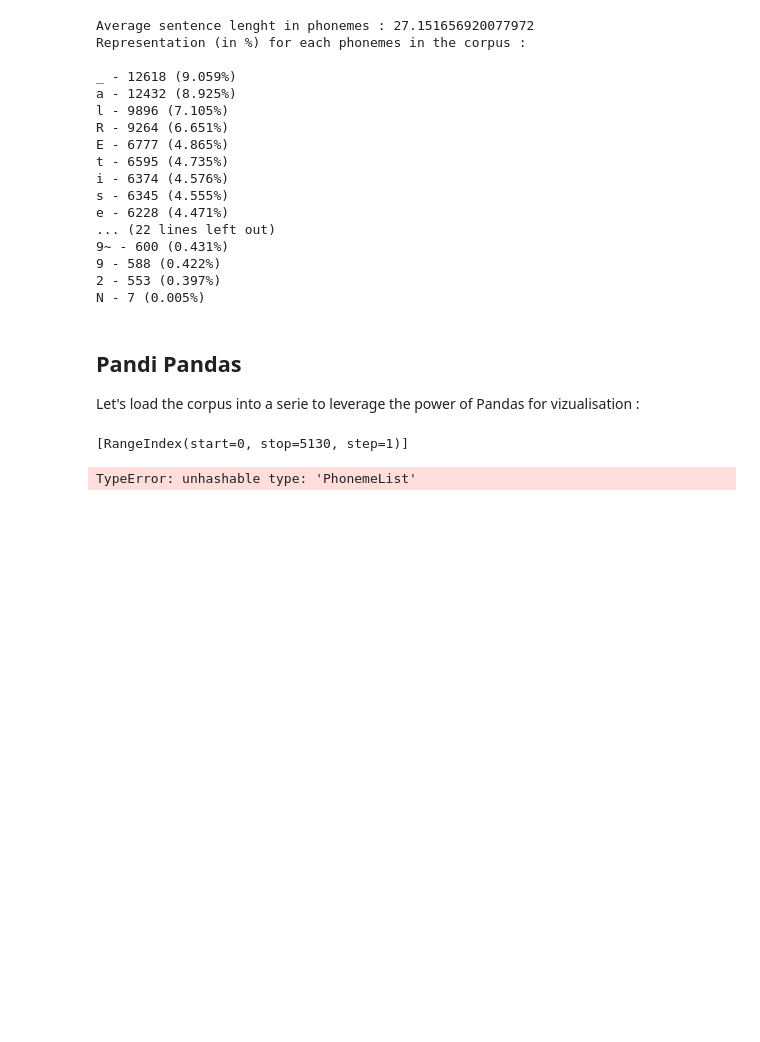
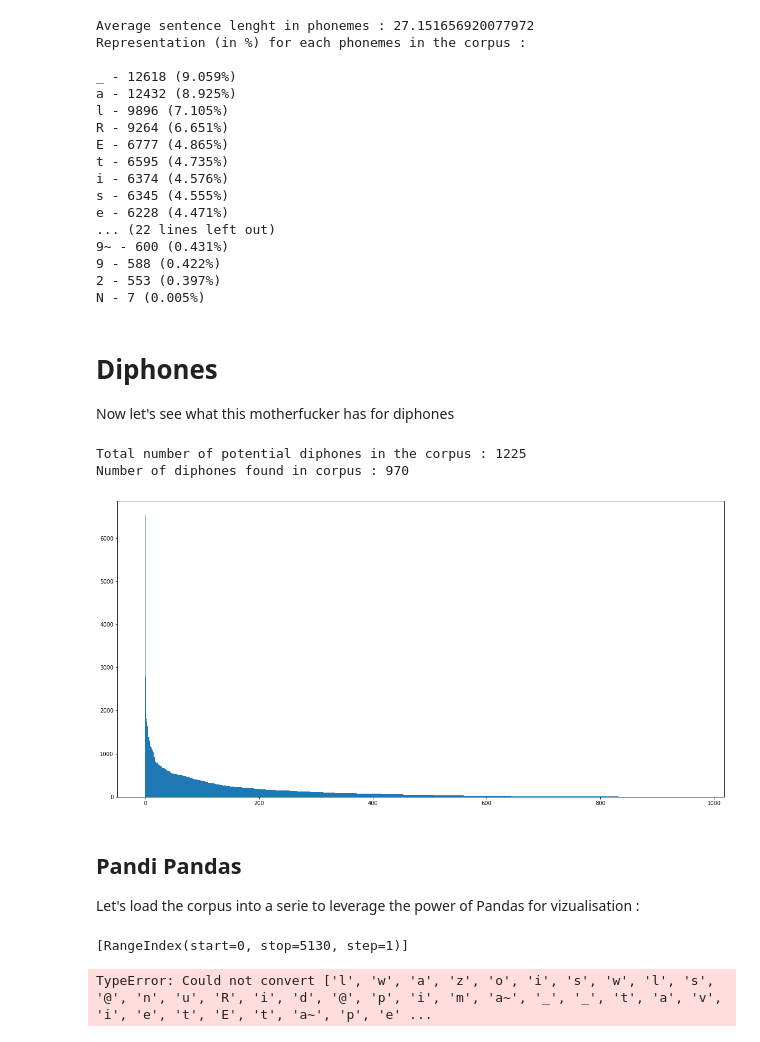
Before and after one commit to loult-elte-fwere/corpwce, a Jupyter notebook: corpus.ipynb, the cells around one changed output. Cells and saved outputs as stored; diff of their text form; code cells hidden in the pictures; blank space fills up the shorter version.

Commit message:
added diphone investigation

```diff
--- a/corpus.ipynb
+++ b/corpus.ipynb
@@ -104,6 +103,50 @@ e - 6228 (4.471%)
 9 - 588 (0.422%)
 2 - 553 (0.397%)
 N - 7 (0.005%)
+# %% [markdown]
+# Diphones
+Now let's see what this motherfucker has for diphones
+# %%
+from itertools import product
+from collections import Counter
+
+def consecutive_couples(iterable):
+    firsts = list(iterable)
+    firsts.pop(-1)
+    seconds = list(iterable)
+    seconds.pop(0)
+    for first, second in zip(firsts, seconds):
+        yield first, second
+
+all_phonemes = list(phonemes_freq.keys())
+all_phonemes.sort()
+all_diphones = set(product(all_phonemes, all_phonemes))
+
+found_diphones = Counter()
+for sentence in phonetized_sentences:
+    sentence_phonemes = [pho.name for pho in sentence]
+    sentence_diphones = consecutive_couples(sentence_phonemes)
+    found_diphones.update(sentence_diphones)
+
+print("Total number of potential diphones in the corpus : %i" % len(all_diphones))
+print("Number of diphones found in corpus : %i" % len(found_diphones))
+# %% [output]
+Total number of potential diphones in the corpus : 1225
+Number of diphones found in corpus : 970
+# %%
+import matplotlib.pyplot as plt
+import numpy as np
+
+labels, values = zip(*found_diphones.items())
+values = sorted(list(values), reverse=True)
+indexes = np.arange(len(labels))
+width = 1
+
+plt.subplots(figsize=(20,10))
+plt.bar(indexes, values, width)
+plt.show()
+# %% [output]
+[figure, added]
 # %% [markdown]
 ## Pandi Pandas
 
@@ -120,9 +163,9 @@ for x in phonetized_sentences:
 sentences = pd.Series(phonetized_sentences_converted)
 
 print(sentences.axes)
-print("Average sentence size in phonemes : {}".format(sentences.mean(axis=x)))
+print("Average sentence size in phonemes : {}".format(sentences.mean(axis=0)))
 print("Max sentence size in phonemes : {}".format(len(sentences.max())))
 print("Min sentence size in phonemes : {}".format(len(sentences.min())))
 # %% [output]
 [RangeIndex(start=0, stop=5130, step=1)]
-TypeError: unhashable type: 'PhonemeList'
+TypeError: Could not convert ['l', 'w', 'a', 'z', 'o', 'i', 's', 'w', 'l', 's', '@', 'n', 'u', 'R', 'i', 'd', '@', 'p', 'i', 'm', 'a~', '_', '_', 't', 'a', 'v', 'i', 'e', 't', 'E', 't', 'a~', 'p', 'e' ...
```
Also changed, not shown: parts of 1 cell of this notebook.
